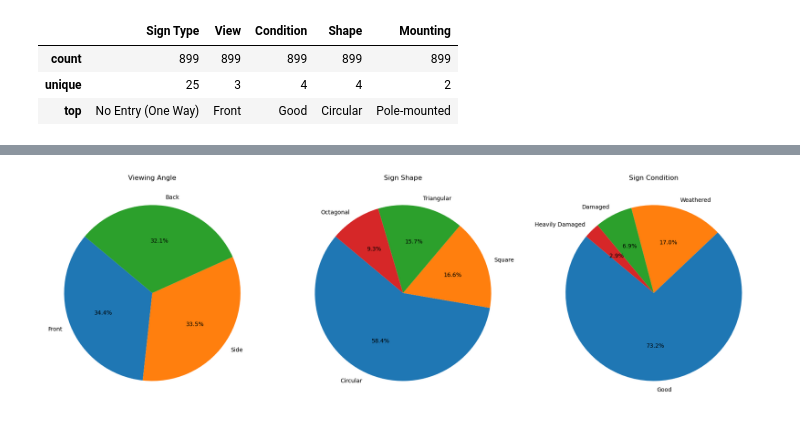
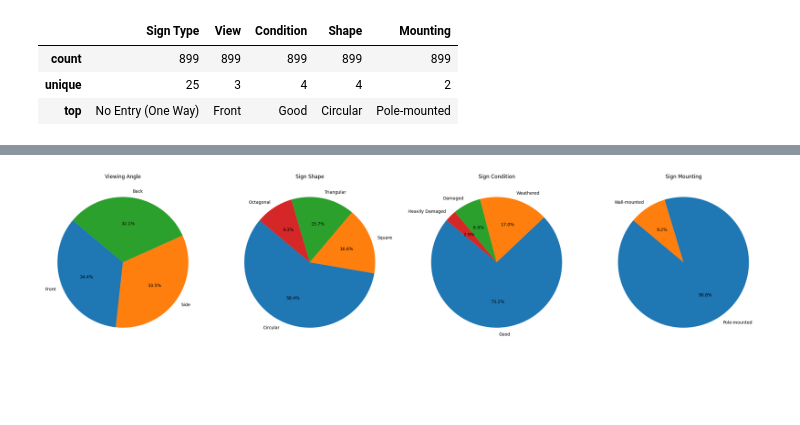
Before and after one commit to ZachDavies/ARI3129-SignDetectors-Classifiers, a Jupyter notebook: 1_data_visualization.ipynb, the cells around one changed output, grey strips where cells are left out. Drawn from its saved outputs; the diff is of its cells as text; code cells hidden in the pictures; blank space fills up the shorter version.

Commit message:
added pie chart for mounting

```diff
--- a/1_data_visualization.ipynb
+++ b/1_data_visualization.ipynb
@@ -82,27 +82,32 @@ plt.show()
 # %%
 # 3 pie charts for Viewing Angle, Shape, and Condition
 
-fig, (ax1, ax2, ax3) = plt.subplots(1, 3, figsize=(18, 6))
+fig, (ax1, ax2, ax3, ax4) = plt.subplots(1, 4, figsize=(24, 6))
 
 # Viewing Angle
 view_counts = df['View'].value_counts()
 ax1.pie(view_counts, labels=view_counts.index, autopct='%1.1f%%', startangle=140)
 ax1.set_title('Viewing Angle')
 
 # Shape
 shape_counts = df['Shape'].value_counts()
 ax2.pie(shape_counts, labels=shape_counts.index, autopct='%1.1f%%', startangle=140)
 ax2.set_title('Sign Shape')
 
 # Condition
 cond_counts = df['Condition'].value_counts()
 ax3.pie(cond_counts, labels=cond_counts.index, autopct='%1.1f%%', startangle=140)
 ax3.set_title('Sign Condition')
 
+# Mounting
+mounting_counts = df['Mounting'].value_counts()
+ax4.pie(mounting_counts, labels=mounting_counts.index, autopct='%1.1f%%', startangle=140)
+ax4.set_title('Sign Mounting')
+
 plt.tight_layout()
 plt.show()
 # %% [output]
-[figure, old version]
+[figure, new version]
 # %%
 correlation_matrix = pd.crosstab(df['Sign Type'], df['Shape'])
 
```
Also changed, not shown: parts of 2 cells of this notebook.
